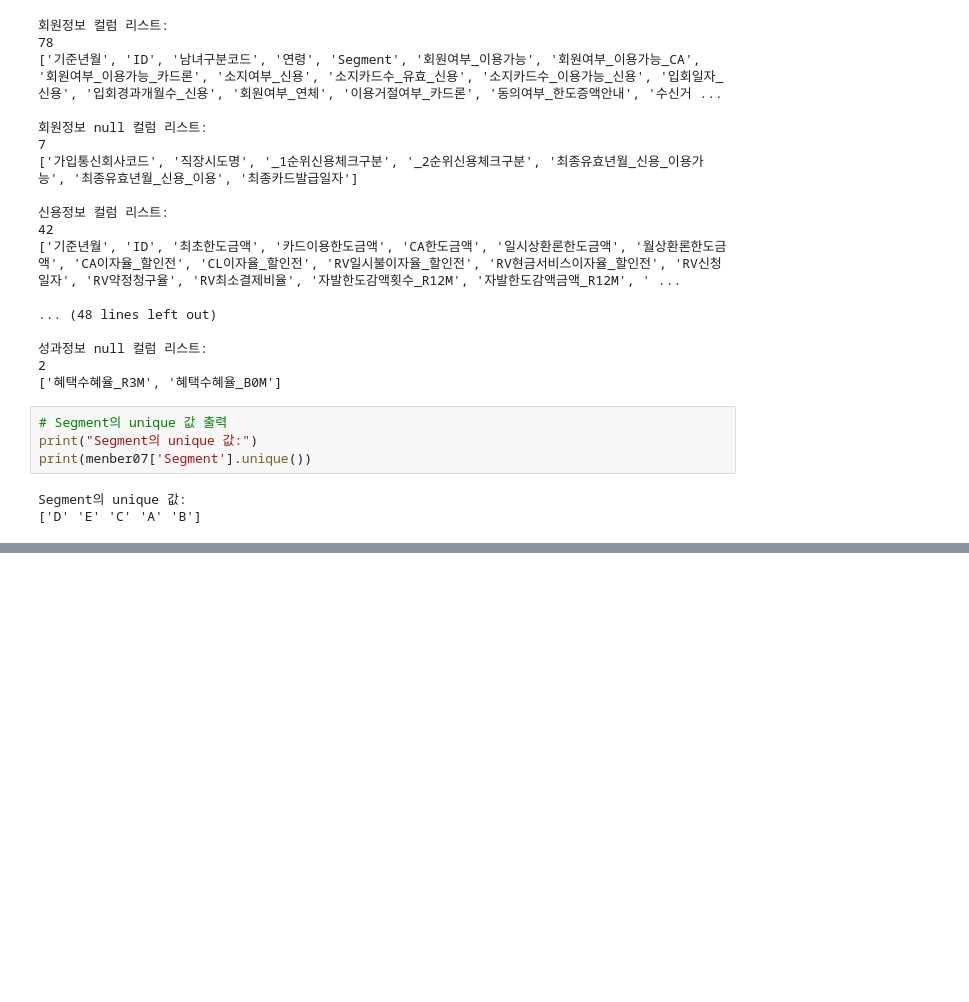
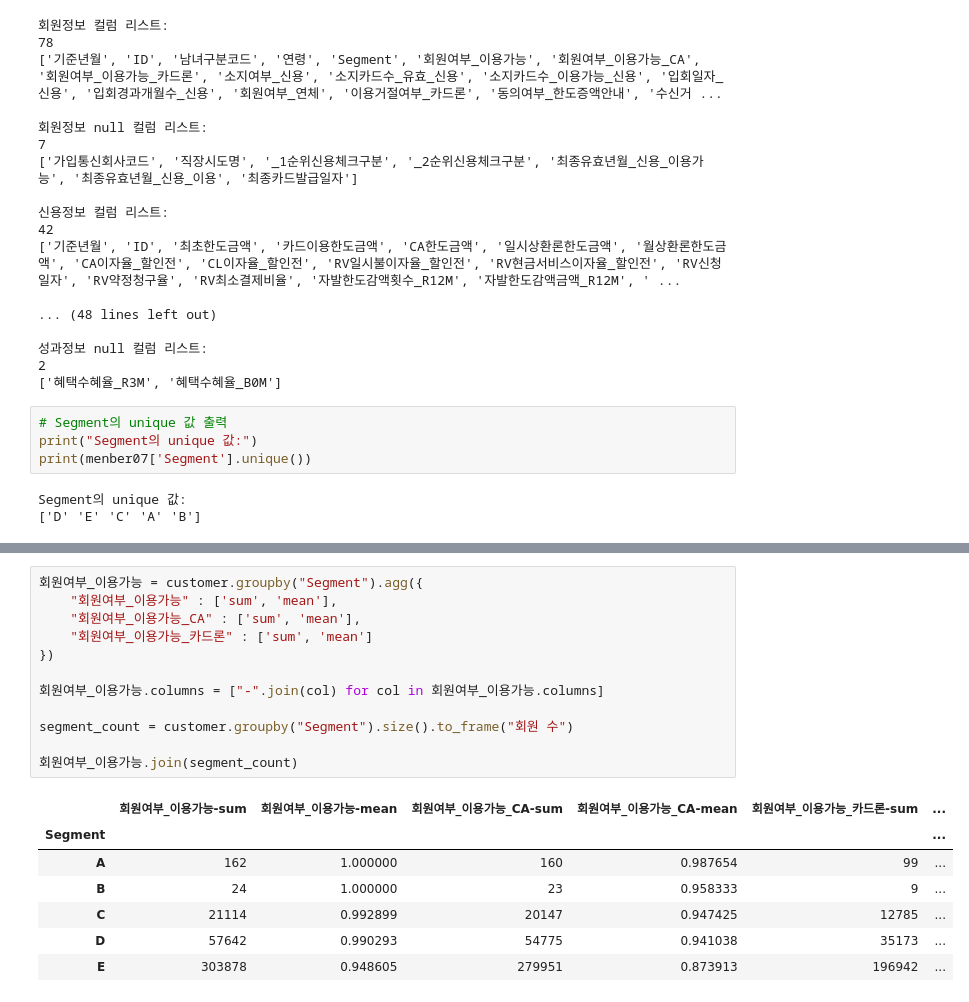
Before and after one commit to howsrio/credit_segment, a Jupyter notebook: eda/customer.ipynb, the cells around one changed output, grey strips where cells are left out. Drawn from its saved outputs; the diff is of its cells as text; blank space fills up the shorter version.

```diff
--- a/code/EDA.ipynb
+++ b/eda/customer.ipynb
@@ -170,0 +262,20 @@ Segment의 unique 값:
+# %%
+회원여부_이용가능 = customer.groupby("Segment").agg({
+    "회원여부_이용가능" : ['sum', 'mean'],
+    "회원여부_이용가능_CA" : ['sum', 'mean'],
+    "회원여부_이용가능_카드론" : ['sum', 'mean']
+})
+
+회원여부_이용가능.columns = ["-".join(col) for col in 회원여부_이용가능.columns]
+
+segment_count = customer.groupby("Segment").size().to_frame("회원 수")
+
+회원여부_이용가능.join(segment_count)
+# %% [output]
+|  | 회원여부_이용가능-sum | 회원여부_이용가능-mean | 회원여부_이용가능_CA-sum | 회원여부_이용가능_CA-mean | 회원여부_이용가능_카드론-sum | ... |
+| Segment |  |  |  |  |  | ... |
+| A | 162 | 1.000000 | 160 | 0.987654 | 99 | ... |
+| B | 24 | 1.000000 | 23 | 0.958333 | 9 | ... |
+| C | 21114 | 0.992899 | 20147 | 0.947425 | 12785 | ... |
+| D | 57642 | 0.990293 | 54775 | 0.941038 | 35173 | ... |
+| E | 303878 | 0.948605 | 279951 | 0.873913 | 196942 | ... |
```
Also changed, not shown: parts of 21 cells of this notebook, 3 other files.
